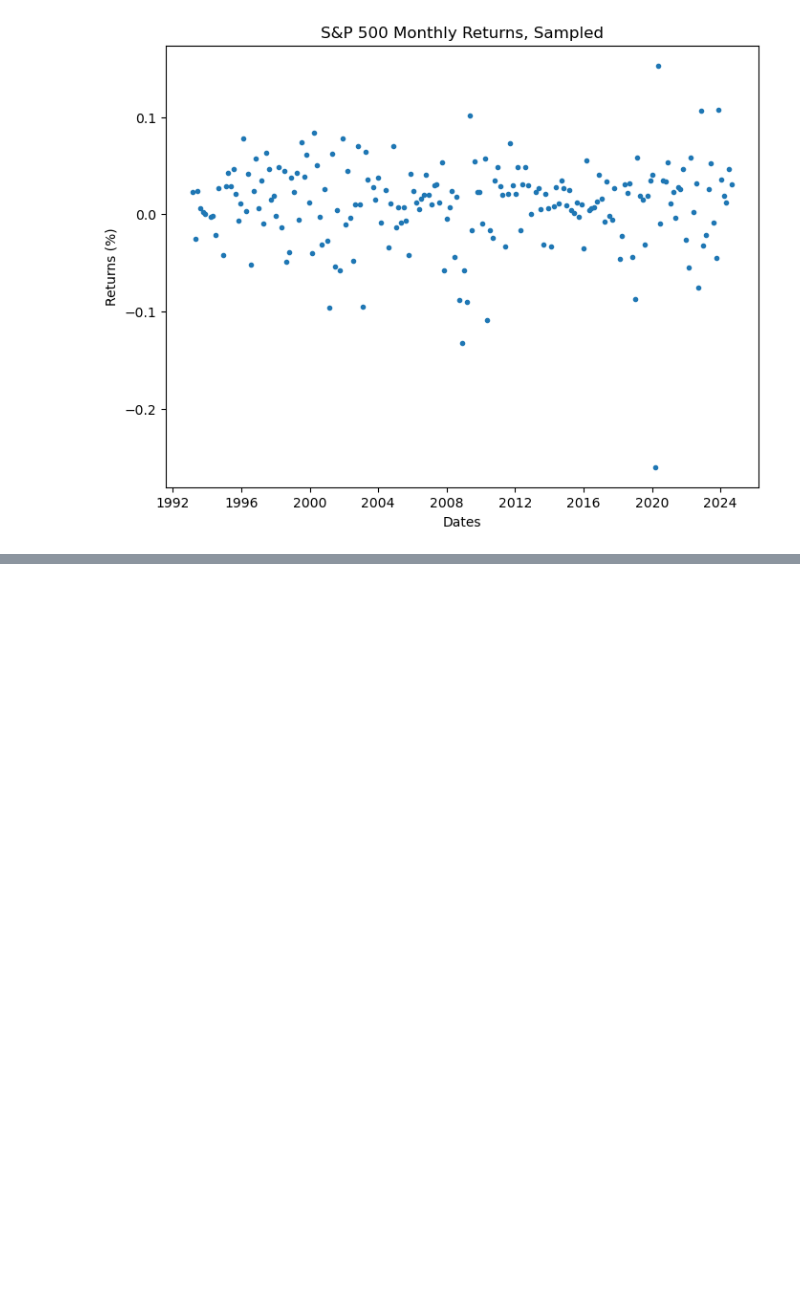
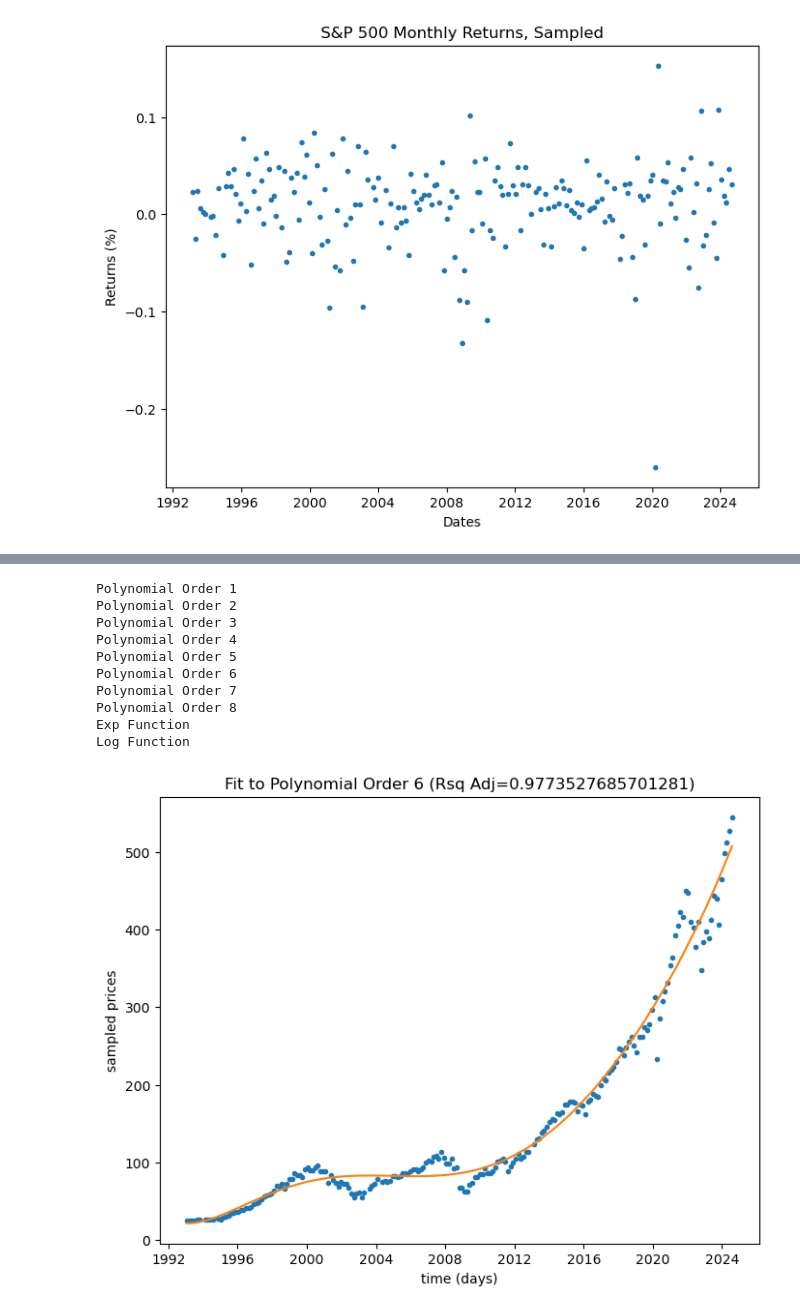
Before and after one commit to Rtasseff/condor_test, a Jupyter notebook: project/202410_initRefact_spy.ipynb, the cells around one changed output, grey strips where cells are left out. Drawn from its saved outputs; the diff is of its cells as text; code cells hidden in the pictures; blank space fills up the shorter version.

Commit message:
completed refactor of trend fit

```diff
--- a/project/202410_initRefact_spy.ipynb
+++ b/project/202410_initRefact_spy.ipynb
@@ -236,0 +259,27 @@ Samp Freq
+# %%
+
+### fit trend line
+maxPolyOrder = 8
+# need consecutive numbers, not dates, values not important, evenly spaced
+y = np.arange(0,len(dates_samp),1)
+rsqAdjBest, nameBest, modelBest, prices_sampHatBest = genStats.fit_simp_model(y, prices_samp, maxPolyOrder)
+
+# Plot the data for sanity check
+plt.figure(figsize=(8, 6))
+plt.plot(dates_samp, prices_samp,'.',dates_samp,prices_sampHatBest,'-')
+plt.xlabel('time (days)')
+plt.ylabel('sampled prices')
+plt.title('Fit to '+nameBest+' (Rsq Adj='+str(rsqAdjBest)+')')
+plt.show()
+# %% [output]
+Polynomial Order 1
+Polynomial Order 2
+Polynomial Order 3
+Polynomial Order 4
+Polynomial Order 5
+Polynomial Order 6
+Polynomial Order 7
+Polynomial Order 8
+Exp Function
+Log Function
+[figure, added]
```
Also changed, not shown: parts of 4 cells of this notebook, 2 other files.
